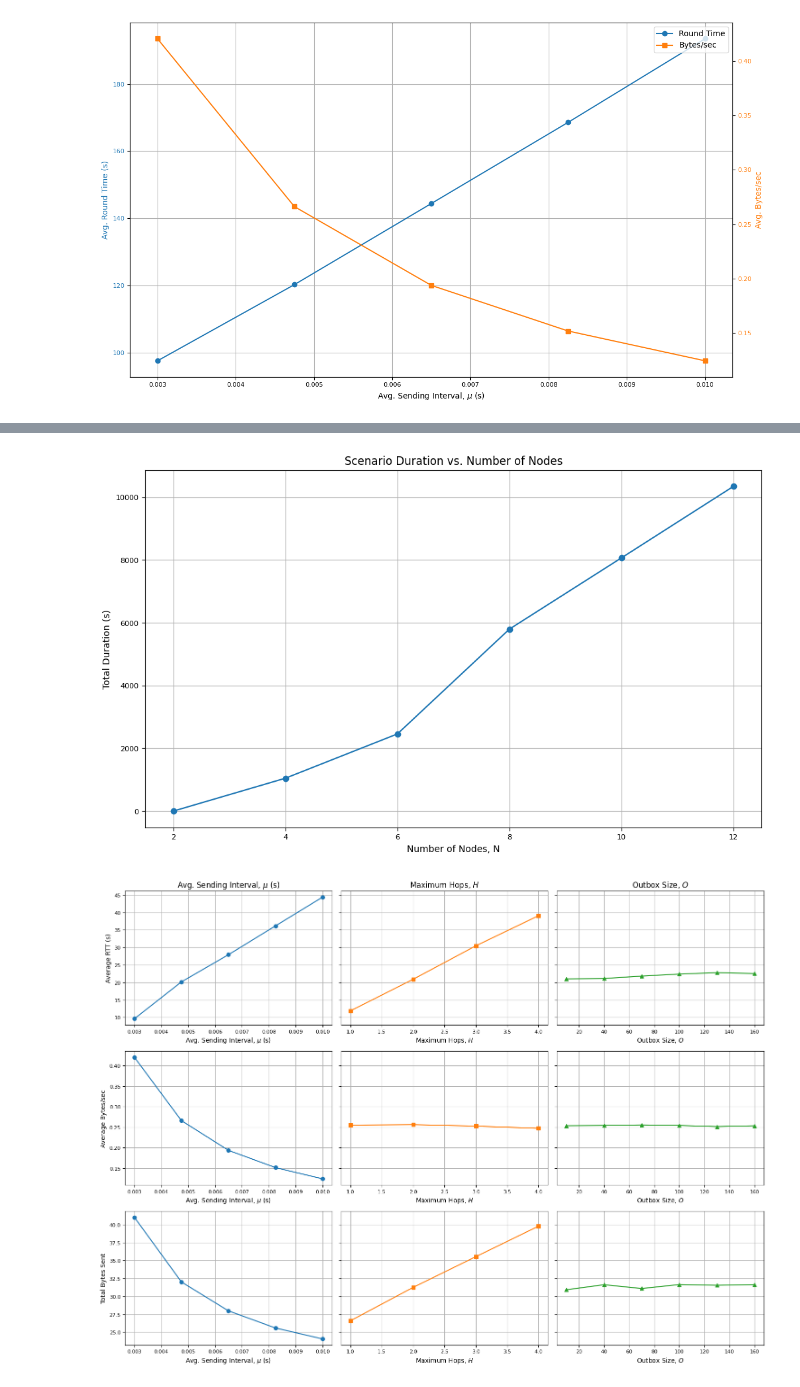
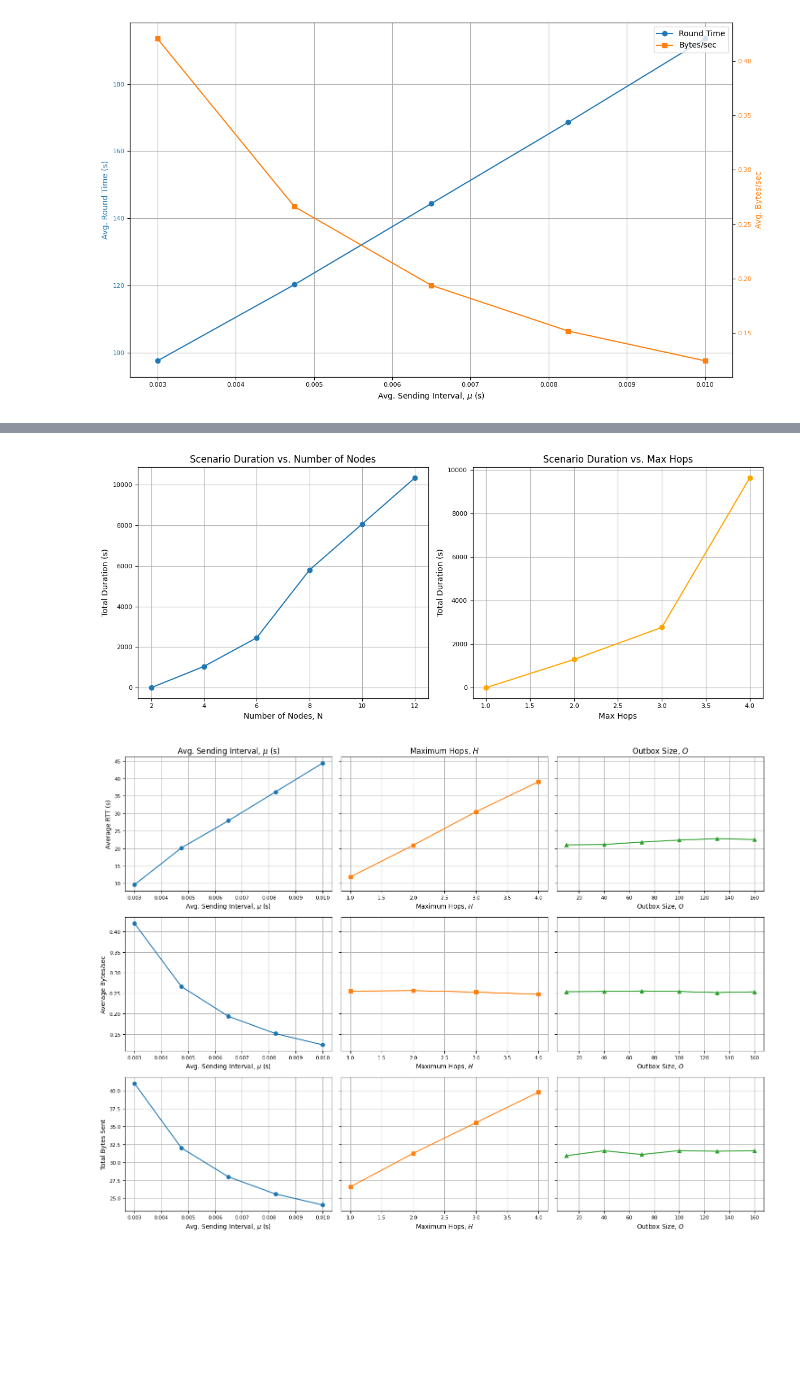
Before and after one commit to Altishofer/DFL_PeerBasedMixing, a Jupyter notebook: experiments/evaluation-plots.ipynb, the cells around one changed output, grey strips where cells are left out. Drawn from its saved outputs; the diff is of its cells as text; code cells hidden in the pictures; blank space fills up the shorter version.

Commit message:
fixed bar plots and time metrics

```diff
--- a/experiments/evaluation-plots.ipynb
+++ b/experiments/evaluation-plots.ipynb
@@ -251,44 +247,57 @@ plt.show()
 # %%
-files = get_filenames_in_folder(join(metrics_path, "accuracy"))
-df_files = [read_file(f) for f in files]
+files_nodes = get_filenames_in_folder(join(metrics_path, "accuracy"))
+df_files_nodes = [read_file(f) for f in files_nodes]
+
+files_hops = get_filenames_in_folder(join(metrics_path, "max_hops_10_rounds"))
+df_files_hops = [read_file(f) for f in files_hops]
 
 def get_total_duration(df_files):
     y_axis = []
     for df in df_files:
         df['timestamp'] = pd.to_datetime(df['timestamp'], format='ISO8601')
 
         first_ts_per_value = (
             df[df['field'] == "total_sent"]
             .groupby(['node', 'value'])['timestamp']
             .min()
             .reset_index()
         )
 
         scenario_end_per_node = first_ts_per_value.groupby('node')['timestamp'].max()
         max_scenario_duration = scenario_end_per_node.max()
 
         y_axis.append(max_scenario_duration)
 
     y_axis_seconds = [
         (ts - y_axis[0]).total_seconds() if not pd.isna(ts) else None
         for ts in y_axis
     ]
 
     return y_axis_seconds
 
 
-y_axis_nodes = get_total_duration(df_files)
+y_axis_nodes = get_total_duration(df_files_nodes)
+y_axis_hops = get_total_duration(df_files_hops)
+fig, (ax1, ax2) = plt.subplots(1, 2, figsize=(12, 5))  # 1 row, 2 columns
 
-plt.figure(figsize=FIGURE_SIZE)
+# First subplot: duration vs number of nodes
+ax1.plot(nr_nodes, y_axis_nodes, marker='o')
+ax1.set_xlabel("Number of Nodes, N")
+ax1.set_ylabel("Total Duration (s)")
+ax1.set_title("Scenario Duration vs. Number of Nodes")
+ax1.grid(True)
+
+# Second subplot: duration vs max_hops
+ax2.plot(nr_hops, y_axis_hops, marker='o', color='orange')
+ax2.set_xlabel("Max Hops")
+ax2.set_ylabel("Total Duration (s)")
+ax2.set_title("Scenario Duration vs. Max Hops")
+ax2.grid(True)
+
 plt.tight_layout()
-plt.plot(nr_nodes, y_axis_nodes, marker='o')
-plt.xlabel("Number of Nodes, N")
-plt.ylabel("Total Duration (s)")
-plt.title("Scenario Duration vs. Number of Nodes")
-plt.grid(True)
 plt.show()
 # %% [output]
-[figure, old version]
+[figure, new version]
 # %%
 # y: RTT
 # x:
```
Also changed, not shown: parts of 2 cells of this notebook.
